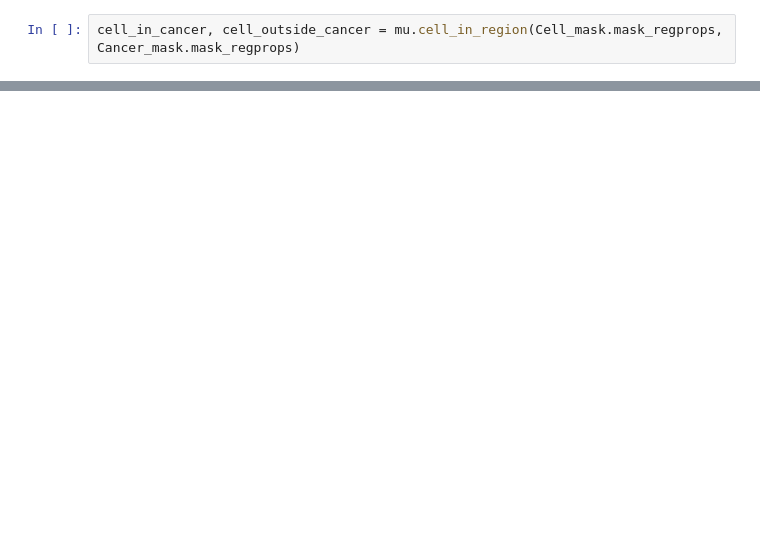
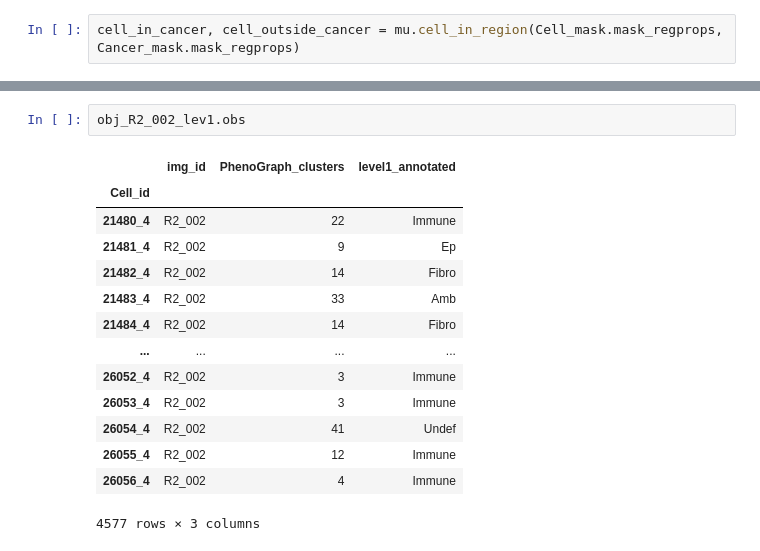
Before and after one commit to PattaWapee/IMCprocess, a Jupyter notebook: notebooks/mask_analysis/mask_analysis_full_pipeline/01run_main.ipynb, the cells around one changed output, grey strips where cells are left out. Drawn from its saved outputs; the diff is of its cells as text; blank space fills up the shorter version.

```diff
--- a/notebooks/mask_analysis/mask_analysis_full_pipeline/01run_main.ipynb
+++ b/notebooks/mask_analysis/mask_analysis_full_pipeline/01run_main.ipynb
@@ -175,0 +180,17 @@ cancer_reg
+# %%
+obj_R2_002_lev1.obs
+# %% [output]
+|  | img_id | PhenoGraph_clusters | level1_annotated |
+| Cell_id |  |  |  |
+| 21480_4 | R2_002 | 22 | Immune |
+| 21481_4 | R2_002 | 9 | Ep |
+| 21482_4 | R2_002 | 14 | Fibro |
+| 21483_4 | R2_002 | 33 | Amb |
+| 21484_4 | R2_002 | 14 | Fibro |
+| ... | ... | ... | ... |
+| 26052_4 | R2_002 | 3 | Immune |
+| 26053_4 | R2_002 | 3 | Immune |
+| 26054_4 | R2_002 | 41 | Undef |
+| 26055_4 | R2_002 | 12 | Immune |
+| 26056_4 | R2_002 | 4 | Immune |
+4577 rows × 3 columns
```
Also changed, not shown: parts of 10 cells of this notebook, 4 other files.
